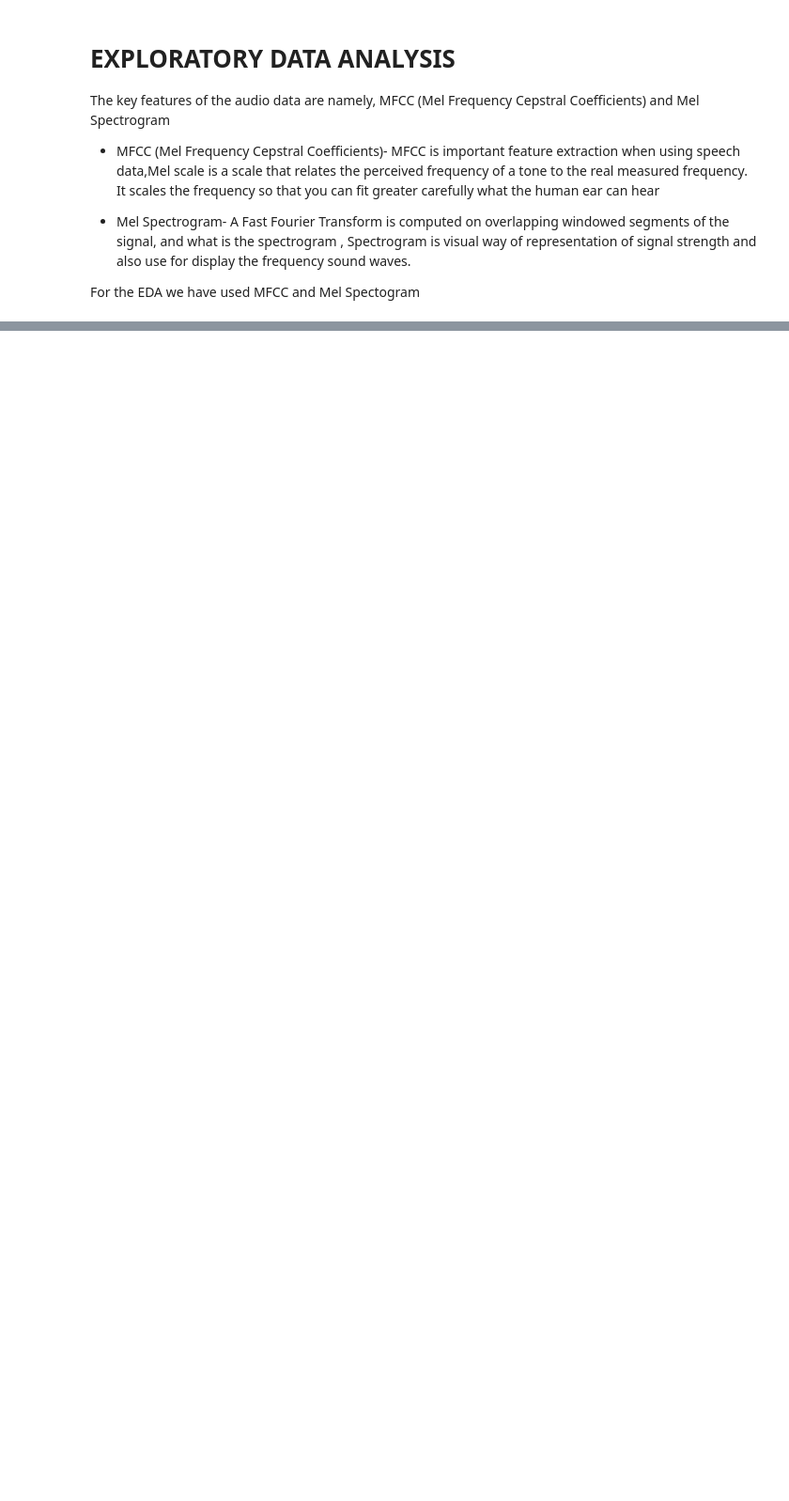
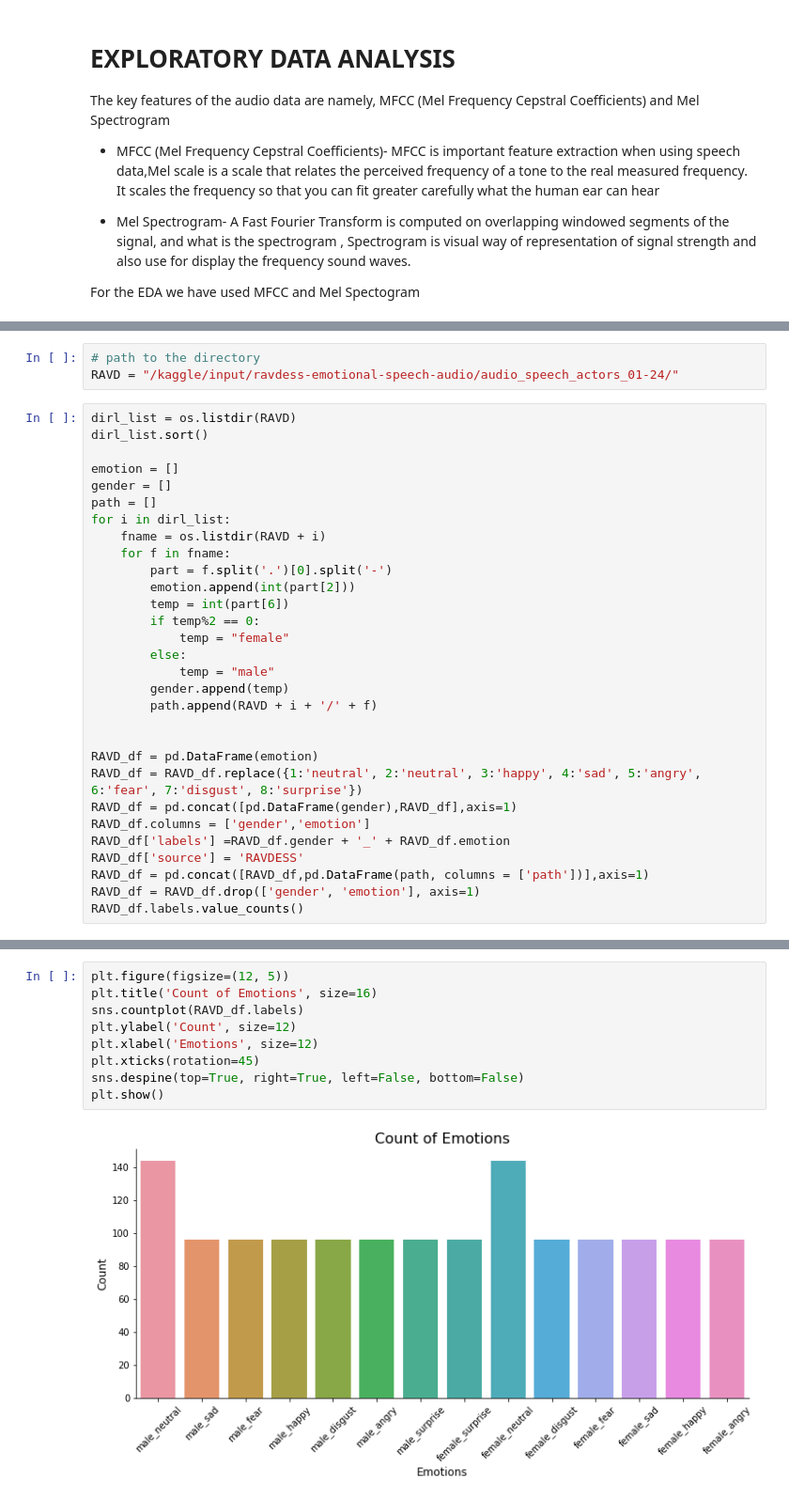
Before and after one commit to Vidhuran-Rajendran/Speech-Emotion-Recognition, a Jupyter notebook: speech-emotion-recognition-ipynb.ipynb, the cells around one changed output, grey strips where cells are left out. Shown: that part at 94% size. Saved outputs shown, nothing was run; the diff lists cells and outputs as text; blank space fills up the shorter version.

Commit message:
Kaggle Notebook | Speech Emotion Recognition.ipynb | Version 3

```diff
--- a/speech-emotion-recognition-ipynb.ipynb
+++ b/speech-emotion-recognition-ipynb.ipynb
@@ -65,0 +125,33 @@ For the EDA we have used MFCC and Mel Spectogram
+# %%
+# path to the directory
+RAVD = "/kaggle/input/ravdess-emotional-speech-audio/audio_speech_actors_01-24/"
+# %%
+dirl_list = os.listdir(RAVD)
+dirl_list.sort()
+
+emotion = []
+gender = []
+path = []
+for i in dirl_list:
+    fname = os.listdir(RAVD + i)
+    for f in fname:
+        part = f.split('.')[0].split('-')
+        emotion.append(int(part[2]))
+        temp = int(part[6])
+        if temp%2 == 0:
+            temp = "female"
+        else:
+            temp = "male"
+        gender.append(temp)
+        path.append(RAVD + i + '/' + f)
+
+
+RAVD_df = pd.DataFrame(emotion)
+RAVD_df = RAVD_df.replace({1:'neutral', 2:'neutral', 3:'happy', 4:'sad', 5:'angry', 6:'fear', 7:'disgust', 8:'surprise'})
+RAVD_df = pd.concat([pd.DataFrame(gender),RAVD_df],axis=1)
+RAVD_df.columns = ['gender','emotion']
+RAVD_df['labels'] =RAVD_df.gender + '_' + RAVD_df.emotion
+RAVD_df['source'] = 'RAVDESS'
+RAVD_df = pd.concat([RAVD_df,pd.DataFrame(path, columns = ['path'])],axis=1)
+RAVD_df = RAVD_df.drop(['gender', 'emotion'], axis=1)
+RAVD_df.labels.value_counts()
@@ -65,0 +174,11 @@ For the EDA we have used MFCC and Mel Spectogram
+# %%
+plt.figure(figsize=(12, 5))
+plt.title('Count of Emotions', size=16)
+sns.countplot(RAVD_df.labels)
+plt.ylabel('Count', size=12)
+plt.xlabel('Emotions', size=12)
+plt.xticks(rotation=45)
+sns.despine(top=True, right=True, left=False, bottom=False)
+plt.show()
+# %% [output]
+[figure, added]
```
Also changed, not shown: parts of 3 cells of this notebook.
